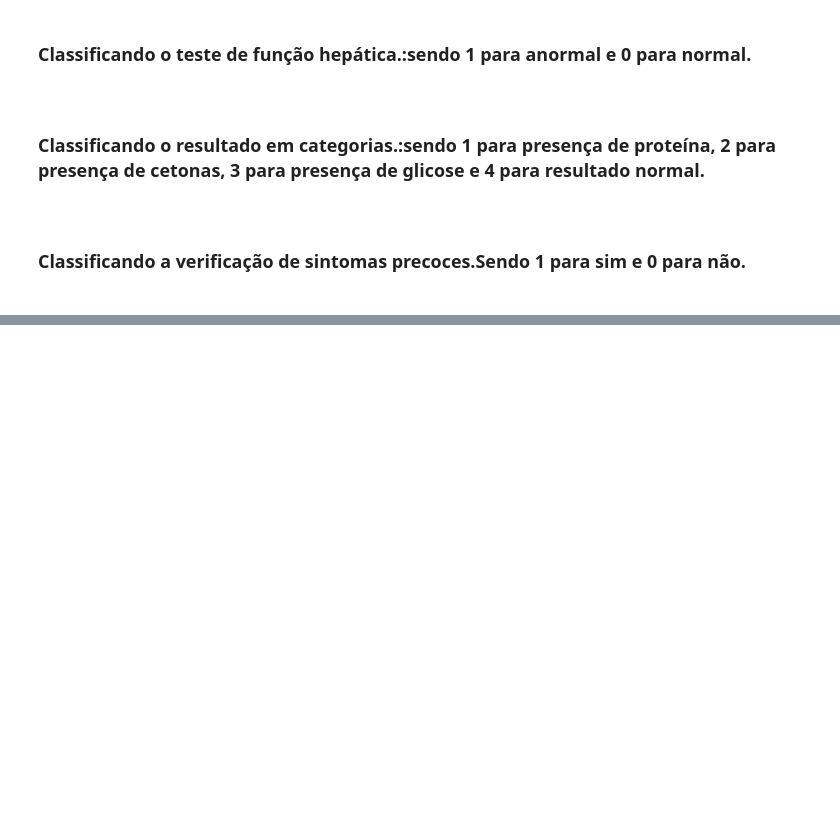
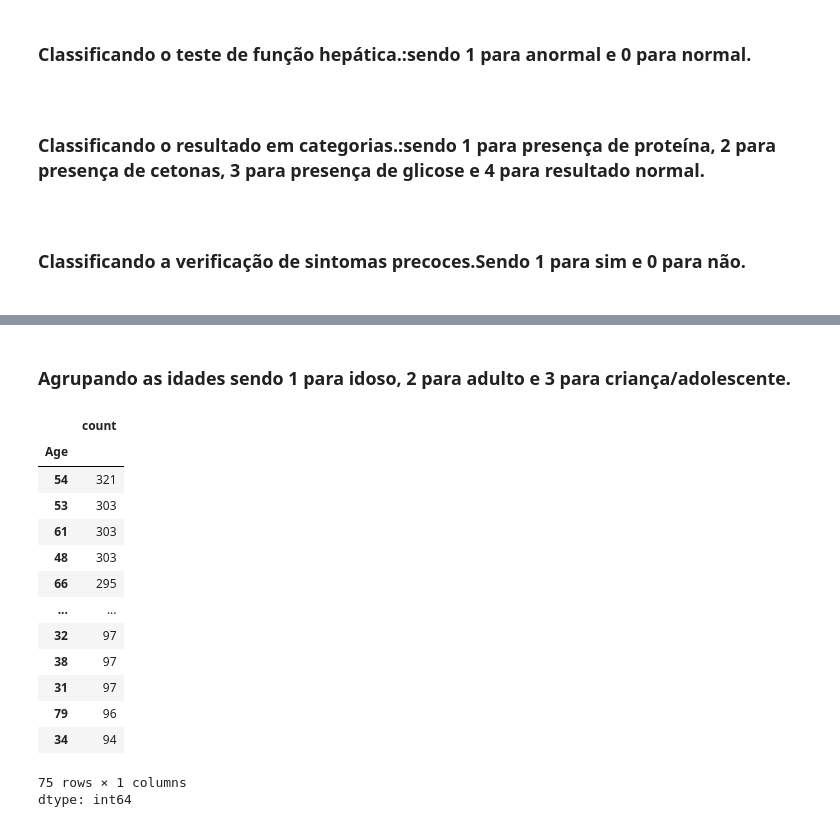
Before and after one commit to dayviddouglas/arvore_decisao_diabetes, a Jupyter notebook: Arvore_de_decisao_diabetes.ipynb, the cells around one changed output, grey strips where cells are left out. Drawn from its saved outputs; the diff is of its cells as text; code cells hidden in the pictures; blank space fills up the shorter version.

```diff
--- a/Arvore_de_decisao_diabetes.ipynb
+++ b/Arvore_de_decisao_diabetes.ipynb
@@ -142,0 +166,20 @@ tipos_diabetes.columns
+# %% [markdown]
+<h3>Agrupando as idades sendo 1 para idoso, 2 para adulto e 3 para criança/adolescente.</h3>
+# %%
+tipos_diabetes['Age'].value_counts()
+# %% [output]
+|  | count |
+| Age |  |
+| 54 | 321 |
+| 53 | 303 |
+| 61 | 303 |
+| 48 | 303 |
+| 66 | 295 |
+| ... | ... |
+| 32 | 97 |
+| 38 | 97 |
+| 31 | 97 |
+| 79 | 96 |
+| 34 | 94 |
+75 rows × 1 columns
+dtype: int64
```
Also changed, not shown: parts of 12 cells of this notebook.
